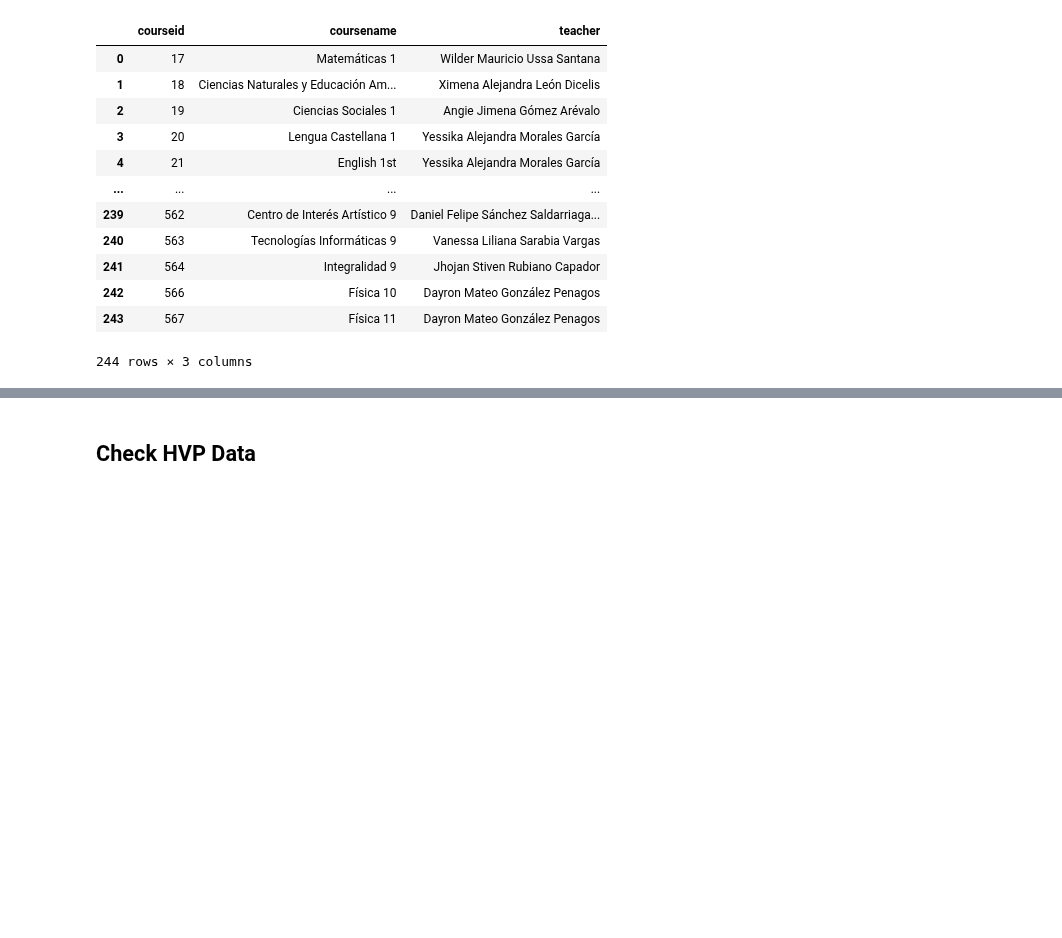
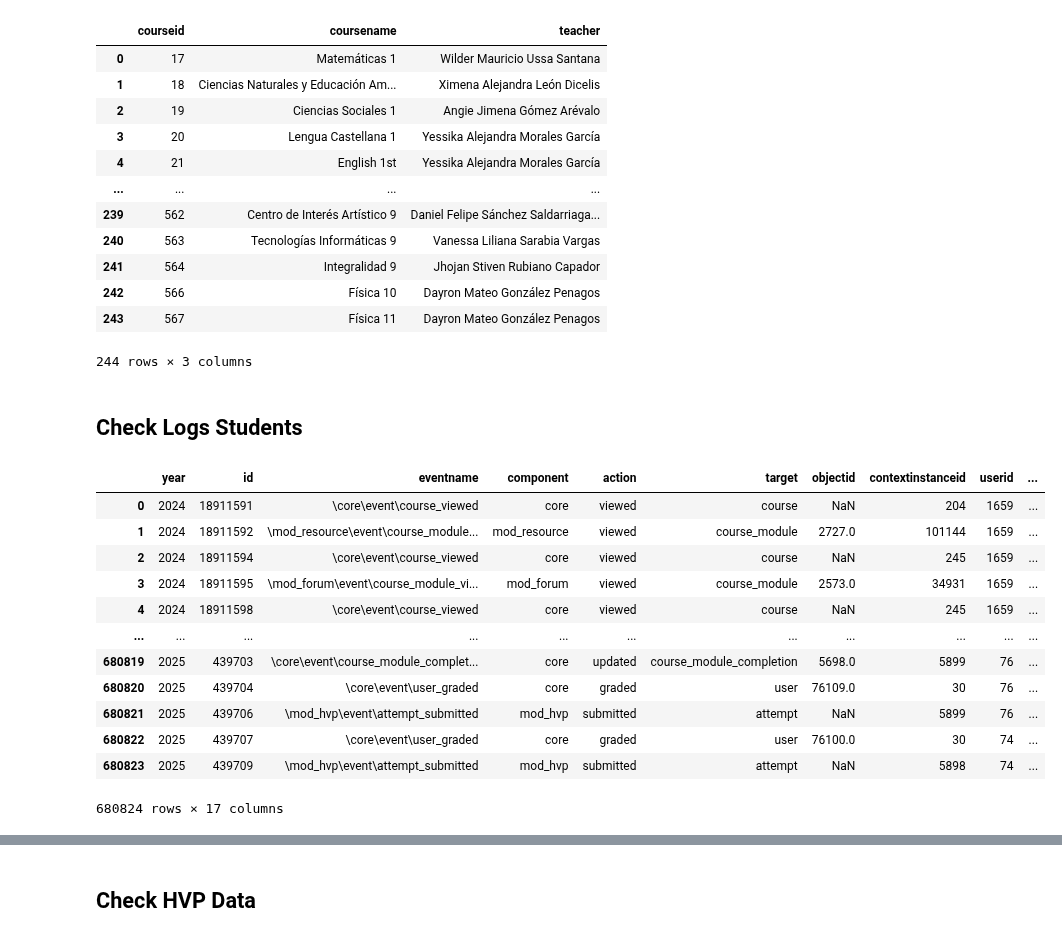
Before and after one commit to didi-gg/formar-innovar, a Jupyter notebook: notebooks/other/checker.ipynb, the cells around one changed output, grey strips where cells are left out. Saved outputs shown, nothing was run; the diff lists cells and outputs as text; code cells hidden in the pictures; blank space fills up the shorter version.

Commit message:
update checker notebook

```diff
--- a/notebooks/other/checker.ipynb
+++ b/notebooks/other/checker.ipynb
@@ -533,3 +534,22 @@ df
 | 242 | 566 | Física 10 | Dayron Mateo González Penagos |
 | 243 | 567 | Física 11 | Dayron Mateo González Penagos |
 244 rows × 3 columns
+# %% [markdown]
+## Check Logs Students
+# %%
+student_logs = pd.read_csv("data/interim/moodle/student_logs.csv")
+student_logs
+# %% [output]
+|  | year | id | eventname | component | action | target | objectid | contextinstanceid | userid | ... |
+| 0 | 2024 | 18911591 | \core\event\course_viewed | core | viewed | course | NaN | 204 | 1659 | ... |
+| 1 | 2024 | 18911592 | \mod_resource\event\course_module... | mod_resource | viewed | course_module | 2727.0 | 101144 | 1659 | ... |
+| 2 | 2024 | 18911594 | \core\event\course_viewed | core | viewed | course | NaN | 245 | 1659 | ... |
+| 3 | 2024 | 18911595 | \mod_forum\event\course_module_vi... | mod_forum | viewed | course_module | 2573.0 | 34931 | 1659 | ... |
+| 4 | 2024 | 18911598 | \core\event\course_viewed | core | viewed | course | NaN | 245 | 1659 | ... |
+| ... | ... | ... | ... | ... | ... | ... | ... | ... | ... | ... |
+| 680819 | 2025 | 439703 | \core\event\course_module_complet... | core | updated | course_module_completion | 5698.0 | 5899 | 76 | ... |
+| 680820 | 2025 | 439704 | \core\event\user_graded | core | graded | user | 76109.0 | 30 | 76 | ... |
+| 680821 | 2025 | 439706 | \mod_hvp\event\attempt_submitted | mod_hvp | submitted | attempt | NaN | 5899 | 76 | ... |
+| 680822 | 2025 | 439707 | \core\event\user_graded | core | graded | user | 76100.0 | 30 | 74 | ... |
+| 680823 | 2025 | 439709 | \mod_hvp\event\attempt_submitted | mod_hvp | submitted | attempt | NaN | 5898 | 74 | ... |
+680824 rows × 17 columns
```
Also changed, not shown: parts of 44 cells of this notebook.
